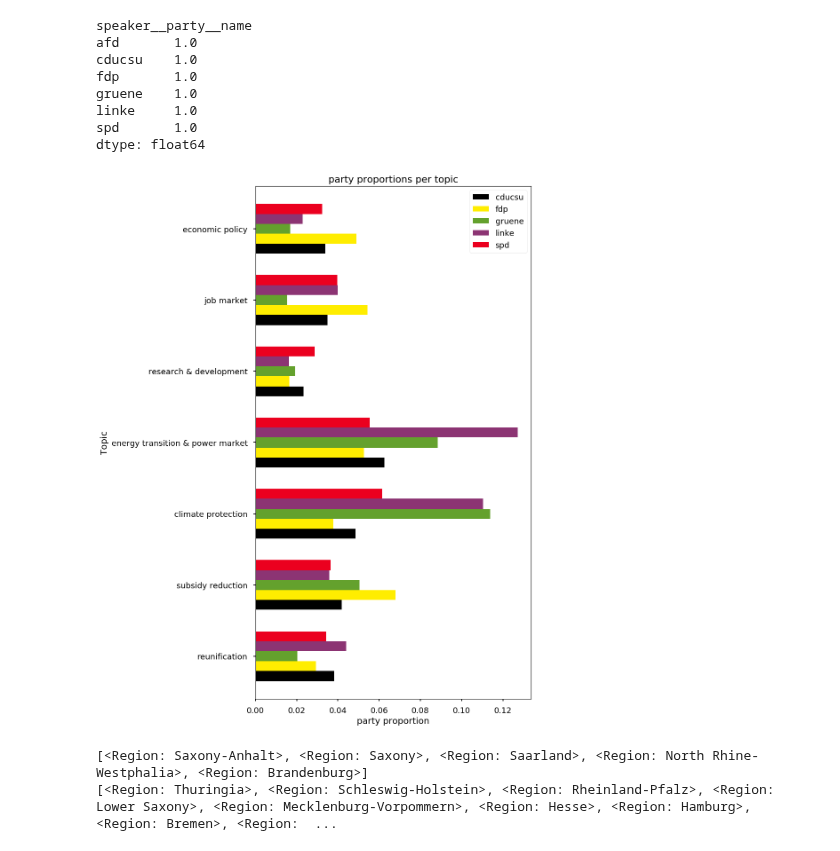
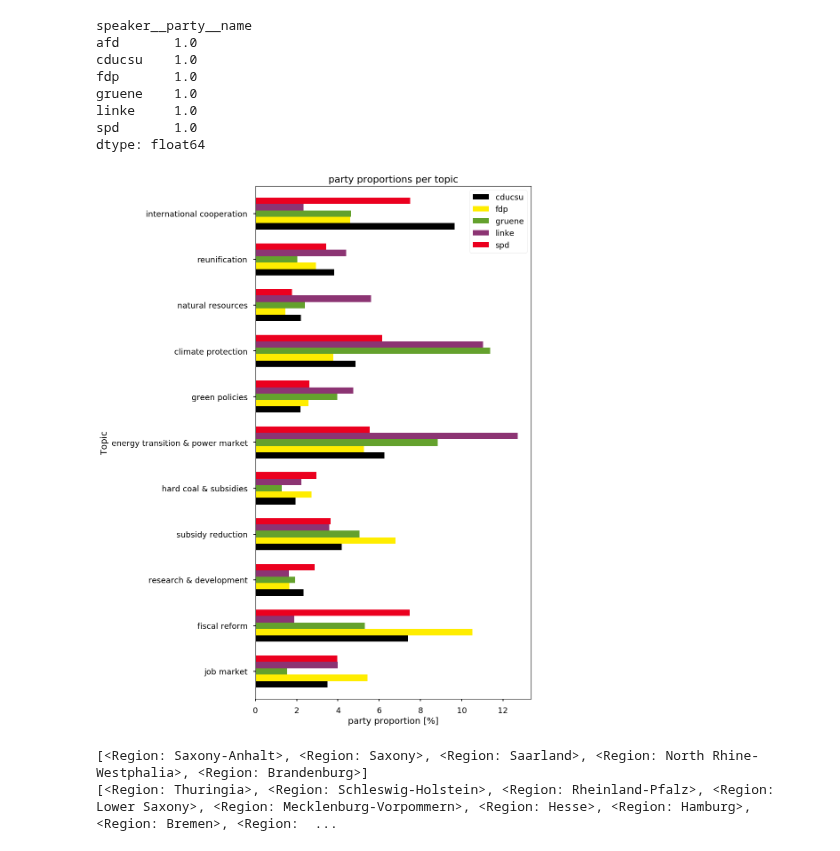
Before and after one commit to mcc-apsis/coal-discourse, a Jupyter notebook: 10b_fig_party_and_region_proportions.ipynb, the cells around one changed output. Cells and saved outputs as stored; diff of their text form; code cells hidden in the pictures.

```diff
--- a/10b_fig_party_and_region_proportions.ipynb
+++ b/10b_fig_party_and_region_proportions.ipynb
@@ -180,40 +180,45 @@ topics = ["European Coal and Steel Community", "coal policy & prices", "coal min
           "economic policy", "energy policy", "environmental protection"]
 
 # for after 1990
-topics = ["reunification", "subsidy reduction", "climate protection", "energy transition & power market",
-          "research & development", "job market", "economic policy"]
+#topics = ["reunification", "subsidy reduction", "climate protection", "energy transition & power market",
+#          "research & development", "job market", "economic policy"]
+
+topics = ["job market", "fiscal reform", "research & development", "subsidy reduction", # economic topics
+          "hard coal & subsidies", "energy transition & power market", # energy
+          "green policies", "climate protection", "natural resources", # environment
+          "reunification", "international cooperation"]
 
 
 dft_proportion = dft_proportions.loc[topics]
 
-dft_proportion = dft_proportion[parties]
+dft_proportion = 100 * dft_proportion[parties]
 
 if pct:
     df_plot = dft_proportion.copy()
     for i in df_plot.index:
         df_plot.loc[i] = df_plot.loc[i] / df_plot.loc[i].sum() * 100
     xlabel = '% of party proportion'
     title_str = "Percentage of party proportions per topic"
 
 else:
-    xlabel = "party proportion"
+    xlabel = "party proportion [%]"
     title_str = "party proportions per topic"
     df_plot = dft_proportion
 
 ax = df_plot.plot.barh(stacked=stacked, # title=topic_names[0],
                  figsize=(8,15), width=0.7)
 
 ax.set(xlabel=xlabel, ylabel='Topic', title=title_str)
 
 if pct:
     plt.legend(bbox_to_anchor=(1.05, 1), loc=2, borderaxespad=0.)
 else:
     plt.legend(title="")
 
-filename = os.path.join(save_dir, "party_proportions_run_{}_after1990_selection".format(run_id))
+filename = os.path.join(save_dir, "party_proportions_run_{}_from1990_selection".format(run_id))
 plt.savefig(filename, dpi=300, bbox_inches="tight")
 # %% [output]
-[figure, old version]
+[figure, new version]
 # %%
 # the same for regions
 
```
Also changed, not shown: parts of 2 cells of this notebook, 1 other file.
